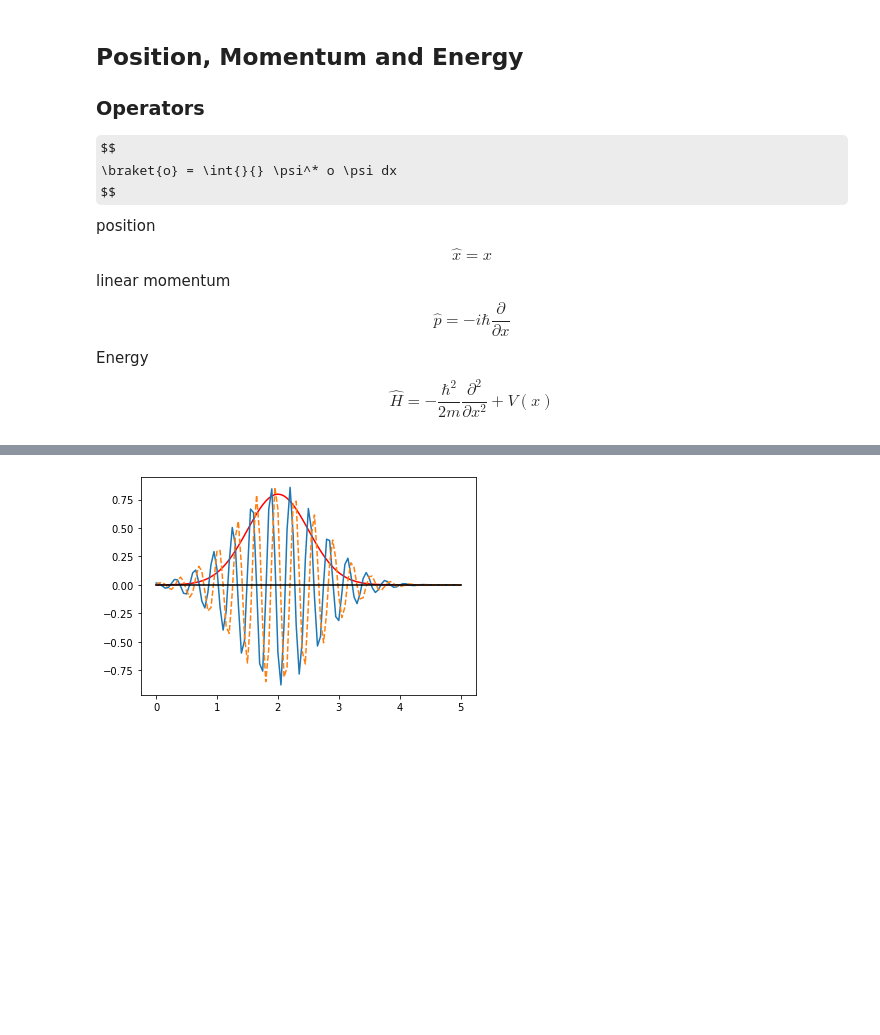
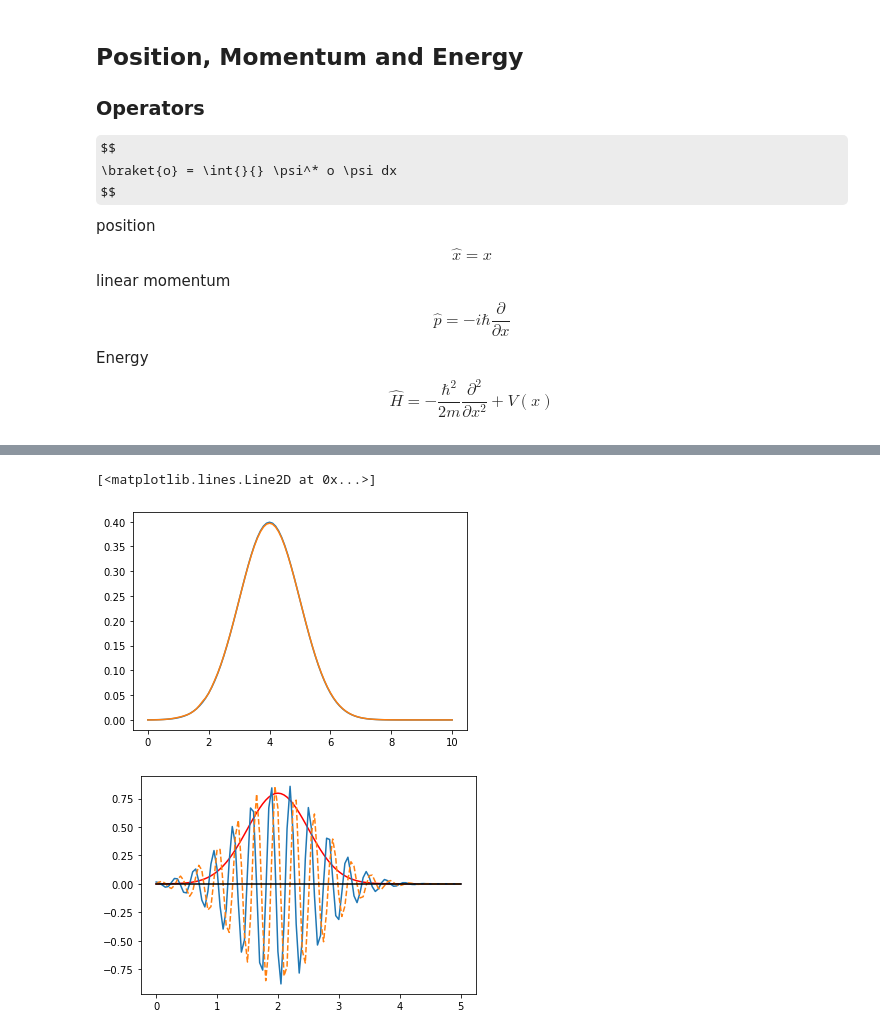
Before and after one commit to sushiTonpai/schrodinger, a Jupyter notebook: Time-dependent schrodinger in 1D.ipynb, the cells around one changed output, grey strips where cells are left out. Cells and saved outputs as stored; diff of their text form; code cells hidden in the pictures; some formulas as TeX source; blank space fills up the shorter version.

```diff
--- a/Time-dependent schrodinger in 1D.ipynb
+++ b/Time-dependent schrodinger in 1D.ipynb
@@ -187,3 +184,9 @@ psi_m00 = simulation(psi.astype(complex),V0)
+# %%
+plt.plot(x,density(psi_m00[0]))
+plt.plot(x,density(psi_m00[2000]))
+# %% [output]
+[<matplotlib.lines.Line2D at 0x...>]
+[figure, added]
 # %%
 plt.plot(x,density(psi), color = 'r')
 plt.plot(x,psi.real)
```
Also changed, not shown: parts of 5 cells of this notebook.
